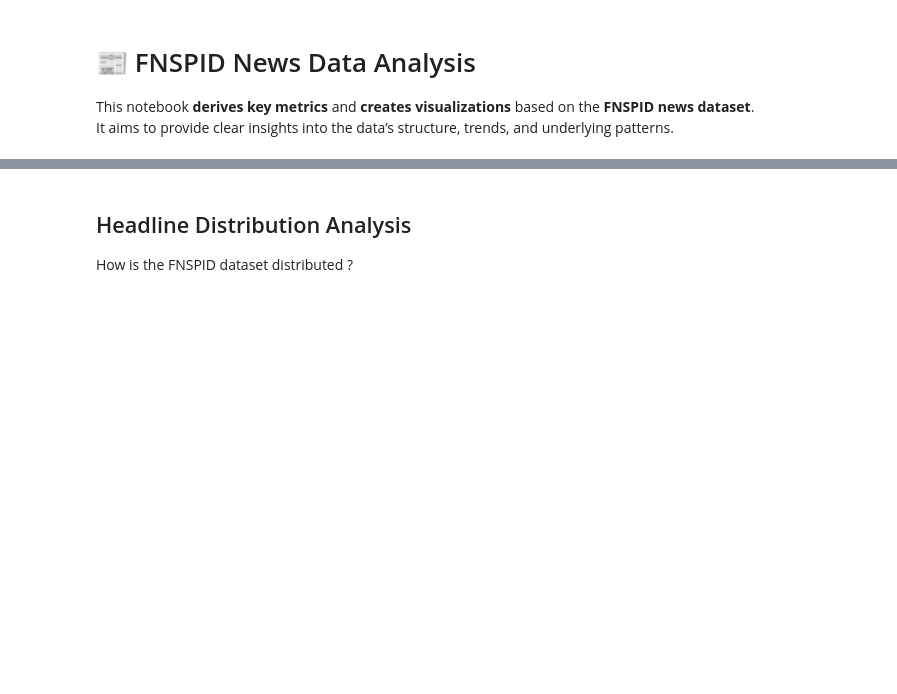
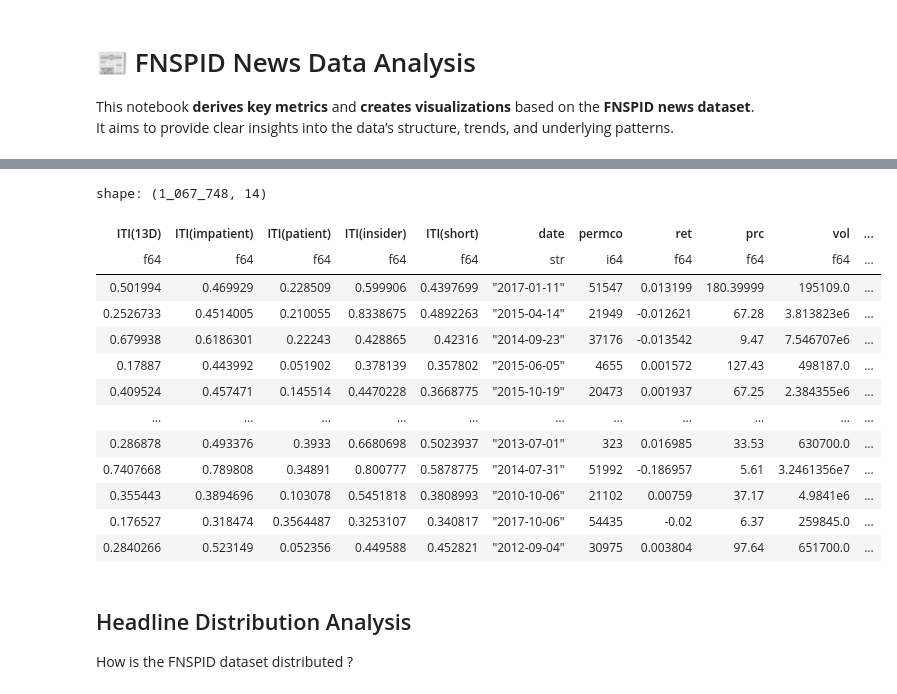
Before and after one commit to Wfiles/iti-8k-analysis, a Jupyter notebook: FNSPID.ipynb, the cells around one changed output, grey strips where cells are left out. Saved outputs shown, nothing was run; the diff lists cells and outputs as text; code cells hidden in the pictures; blank space fills up the shorter version.

```diff
--- a/FNSPID.ipynb
+++ b/FNSPID.ipynb
@@ -16,6 +16,23 @@ import hvplot.polars
 # %%
 df = pl.read_csv("data/merged/ret_iti_news.csv")
 df = df.unique()
+# %%
+df.filter(pl.col("Article_title").is_not_null())
+# %% [output]
+shape: (1_067_748, 14)
+| ITI(13D) | ITI(impatient) | ITI(patient) | ITI(insider) | ITI(short) | date | permco | ret | prc | vol | ... |
+| f64 | f64 | f64 | f64 | f64 | str | i64 | f64 | f64 | f64 | ... |
+| 0.501994 | 0.469929 | 0.228509 | 0.599906 | 0.4397699 | "2017-01-11" | 51547 | 0.013199 | 180.39999 | 195109.0 | ... |
+| 0.2526733 | 0.4514005 | 0.210055 | 0.8338675 | 0.4892263 | "2015-04-14" | 21949 | -0.012621 | 67.28 | 3.813823e6 | ... |
+| 0.679938 | 0.6186301 | 0.22243 | 0.428865 | 0.42316 | "2014-09-23" | 37176 | -0.013542 | 9.47 | 7.546707e6 | ... |
+| 0.17887 | 0.443992 | 0.051902 | 0.378139 | 0.357802 | "2015-06-05" | 4655 | 0.001572 | 127.43 | 498187.0 | ... |
+| 0.409524 | 0.457471 | 0.145514 | 0.4470228 | 0.3668775 | "2015-10-19" | 20473 | 0.001937 | 67.25 | 2.384355e6 | ... |
+| … | … | … | … | … | … | … | … | … | … | ... |
+| 0.286878 | 0.493376 | 0.3933 | 0.6680698 | 0.5023937 | "2013-07-01" | 323 | 0.016985 | 33.53 | 630700.0 | ... |
+| 0.7407668 | 0.789808 | 0.34891 | 0.800777 | 0.5878775 | "2014-07-31" | 51992 | -0.186957 | 5.61 | 3.2461356e7 | ... |
+| 0.355443 | 0.3894696 | 0.103078 | 0.5451818 | 0.3808993 | "2010-10-06" | 21102 | 0.00759 | 37.17 | 4.9841e6 | ... |
+| 0.176527 | 0.318474 | 0.3564487 | 0.3253107 | 0.340817 | "2017-10-06" | 54435 | -0.02 | 6.37 | 259845.0 | ... |
+| 0.2840266 | 0.523149 | 0.052356 | 0.449588 | 0.452821 | "2012-09-04" | 30975 | 0.003804 | 97.64 | 651700.0 | ... |
 # %% [markdown]
 ## Headline Distribution Analysis
 
```
Also changed, not shown: parts of 18 cells of this notebook, 6 other files.
